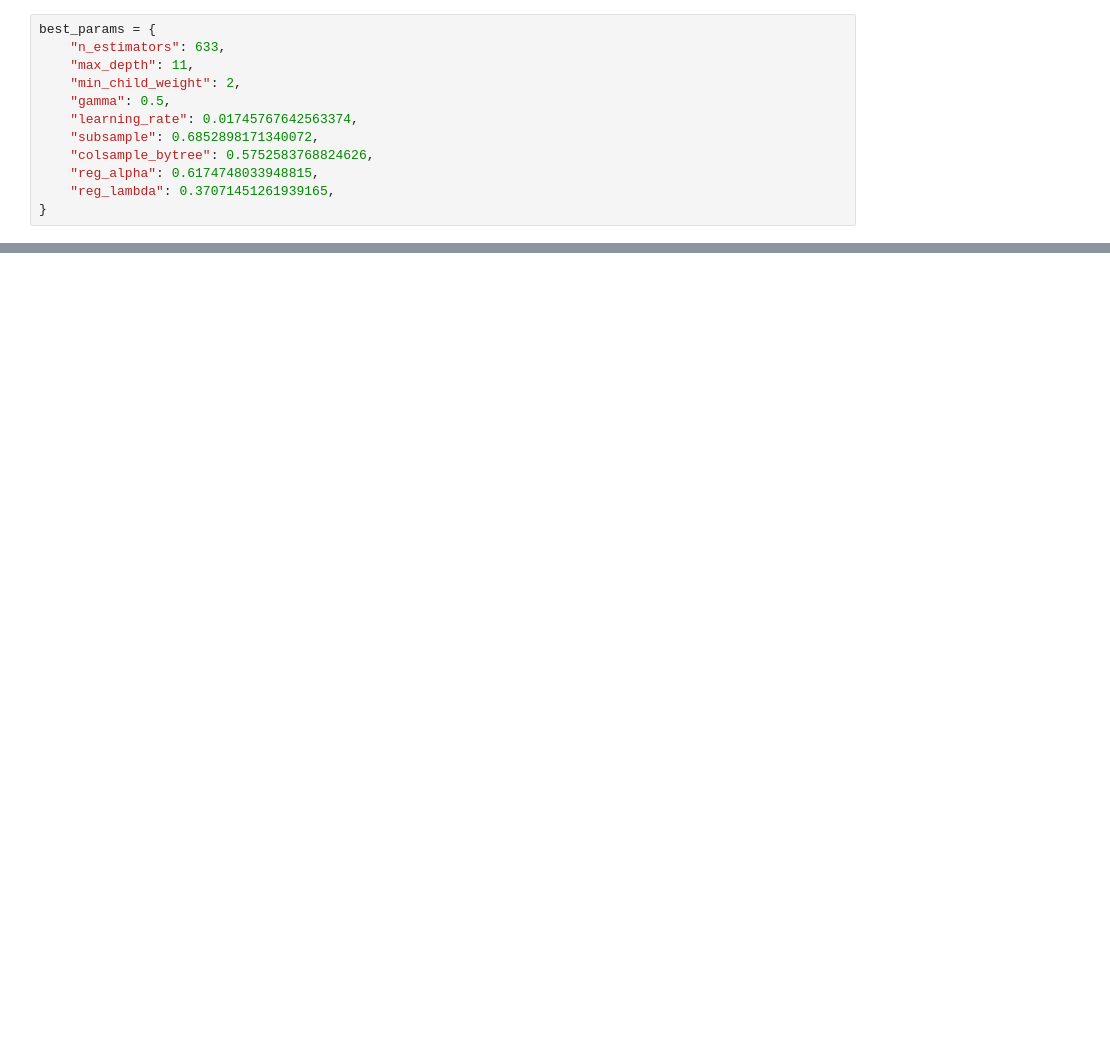
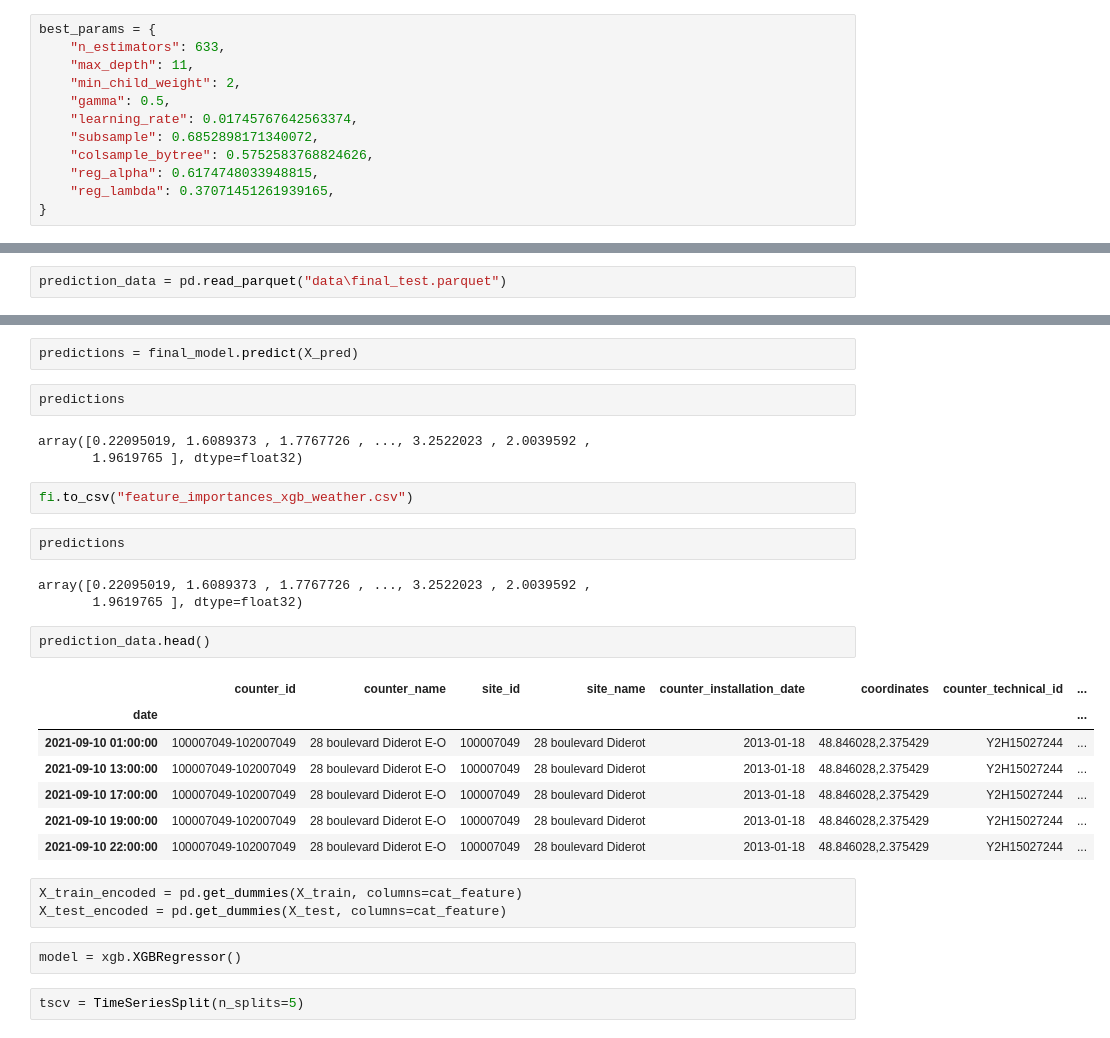
Before and after one commit to Ameya1337/Bike-Counters-Ameya---Qiling, a Jupyter notebook: timeseries continued.ipynb, the cells around one changed output, grey strips where cells are left out. Cells and saved outputs as stored; diff of their text form; blank space fills up the shorter version.

```diff
--- a/timeseries continued.ipynb
+++ b/timeseries continued.ipynb
@@ -2310,0 +1478,2 @@ Final Model Test RMSE: 0.4002679676907581
+# %%
+prediction_data = pd.read_parquet("data\final_test.parquet")
@@ -2310,0 +1698,31 @@ Final Model Test RMSE: 0.4002679676907581
+# %%
+predictions = final_model.predict(X_pred)
+# %%
+predictions
+# %% [output]
+array([0.22095019, 1.6089373 , 1.7767726 , ..., 3.2522023 , 2.0039592 ,
+       1.9619765 ], dtype=float32)
+# %%
+fi.to_csv("feature_importances_xgb_weather.csv")
+# %%
+predictions
+# %% [output]
+array([0.22095019, 1.6089373 , 1.7767726 , ..., 3.2522023 , 2.0039592 ,
+       1.9619765 ], dtype=float32)
+# %%
+prediction_data.head()
+# %% [output]
+|  | counter_id | counter_name | site_id | site_name | counter_installation_date | coordinates | counter_technical_id | ... |
+| date |  |  |  |  |  |  |  | ... |
+| 2021-09-10 01:00:00 | 100007049-102007049 | 28 boulevard Diderot E-O | 100007049 | 28 boulevard Diderot | 2013-01-18 | 48.846028,2.375429 | Y2H15027244 | ... |
+| 2021-09-10 13:00:00 | 100007049-102007049 | 28 boulevard Diderot E-O | 100007049 | 28 boulevard Diderot | 2013-01-18 | 48.846028,2.375429 | Y2H15027244 | ... |
+| 2021-09-10 17:00:00 | 100007049-102007049 | 28 boulevard Diderot E-O | 100007049 | 28 boulevard Diderot | 2013-01-18 | 48.846028,2.375429 | Y2H15027244 | ... |
+| 2021-09-10 19:00:00 | 100007049-102007049 | 28 boulevard Diderot E-O | 100007049 | 28 boulevard Diderot | 2013-01-18 | 48.846028,2.375429 | Y2H15027244 | ... |
+| 2021-09-10 22:00:00 | 100007049-102007049 | 28 boulevard Diderot E-O | 100007049 | 28 boulevard Diderot | 2013-01-18 | 48.846028,2.375429 | Y2H15027244 | ... |
+# %%
+X_train_encoded = pd.get_dummies(X_train, columns=cat_feature)
+X_test_encoded = pd.get_dummies(X_test, columns=cat_feature)
+# %%
+model = xgb.XGBRegressor()
+# %%
+tscv = TimeSeriesSplit(n_splits=5)
```
Also changed, not shown: parts of 117 cells of this notebook, 3 other files.
